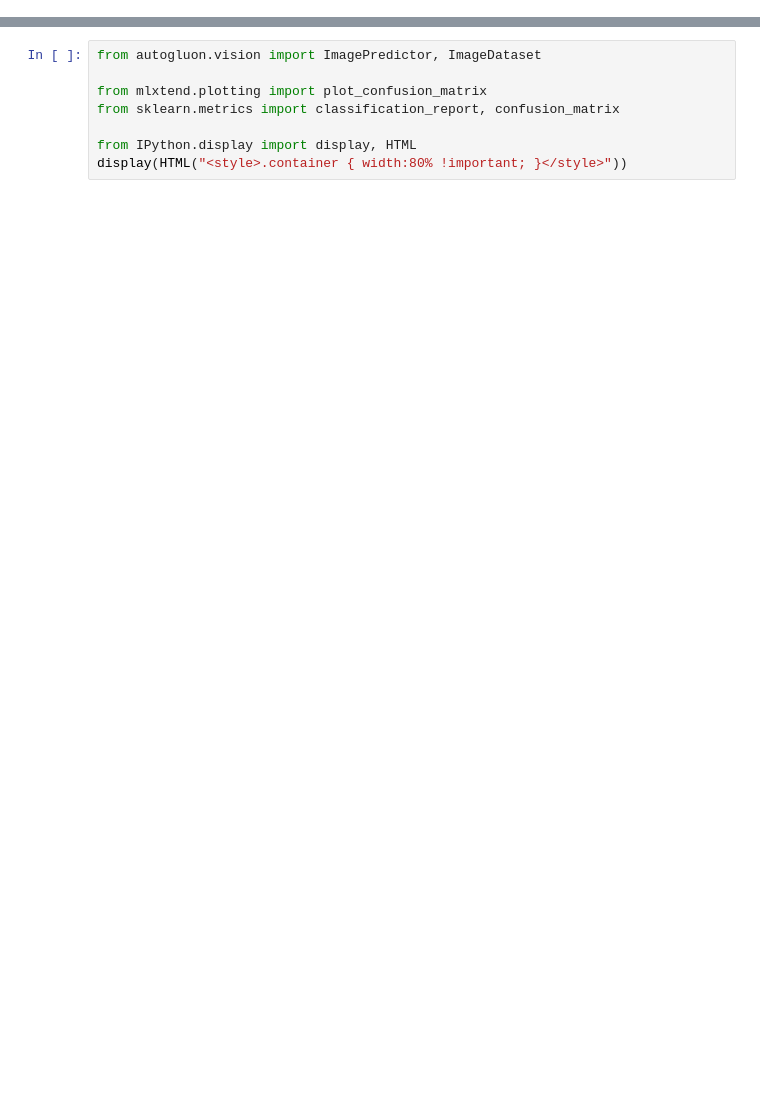
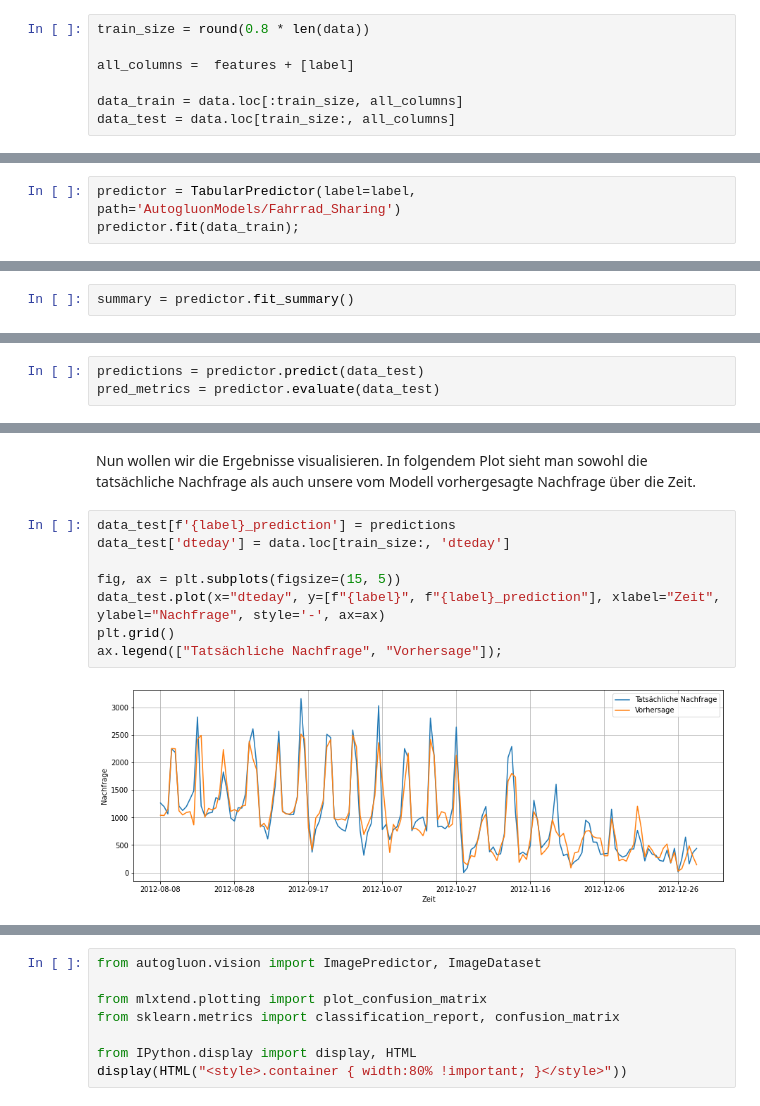
Before and after one commit to IIS-KI-Tutorials/KI-Tutorials, a Jupyter notebook: AutoML Tutorials.ipynb, the cells around one changed output, grey strips where cells are left out. Drawn from its saved outputs; the diff is of its cells as text; blank space fills up the shorter version.

```diff
--- a/automl/3_Metallgussteile_Bildklassifizierung.ipynb
+++ b/AutoML Tutorials.ipynb
@@ -21,0 +125,7 @@ In diesem Beispiel verwenden wir das AutoML-Framework AutoGluon. Da es sich bei
+# %%
+train_size = round(0.8 * len(data))
+
+all_columns =  features + [label]
+
+data_train = data.loc[:train_size, all_columns]
+data_test = data.loc[train_size:, all_columns]
@@ -21,0 +149,3 @@ In diesem Beispiel verwenden wir das AutoML-Framework AutoGluon. Da es sich bei
+# %%
+predictor = TabularPredictor(label=label, path='AutogluonModels/Fahrrad_Sharing')
+predictor.fit(data_train);
@@ -21,0 +174,2 @@ In diesem Beispiel verwenden wir das AutoML-Framework AutoGluon. Da es sich bei
+# %%
+summary = predictor.fit_summary()
@@ -21,0 +201,3 @@ In diesem Beispiel verwenden wir das AutoML-Framework AutoGluon. Da es sich bei
+# %%
+predictions = predictor.predict(data_test)
+pred_metrics = predictor.evaluate(data_test)
@@ -21,0 +234,12 @@ In diesem Beispiel verwenden wir das AutoML-Framework AutoGluon. Da es sich bei
+# %% [markdown]
+Nun wollen wir die Ergebnisse visualisieren. In folgendem Plot sieht man sowohl die tatsächliche Nachfrage als auch unsere vom Modell vorhergesagte Nachfrage über die Zeit.
+# %%
+data_test[f'{label}_prediction'] = predictions
+data_test['dteday'] = data.loc[train_size:, 'dteday']
+
+fig, ax = plt.subplots(figsize=(15, 5))
+data_test.plot(x="dteday", y=[f"{label}", f"{label}_prediction"], xlabel="Zeit", ylabel="Nachfrage", style='-', ax=ax)
+plt.grid()
+ax.legend(["Tatsächliche Nachfrage", "Vorhersage"]);
+# %% [output]
+[figure, added]
```
Also changed, not shown: parts of 88 cells of this notebook, 2 other files.
